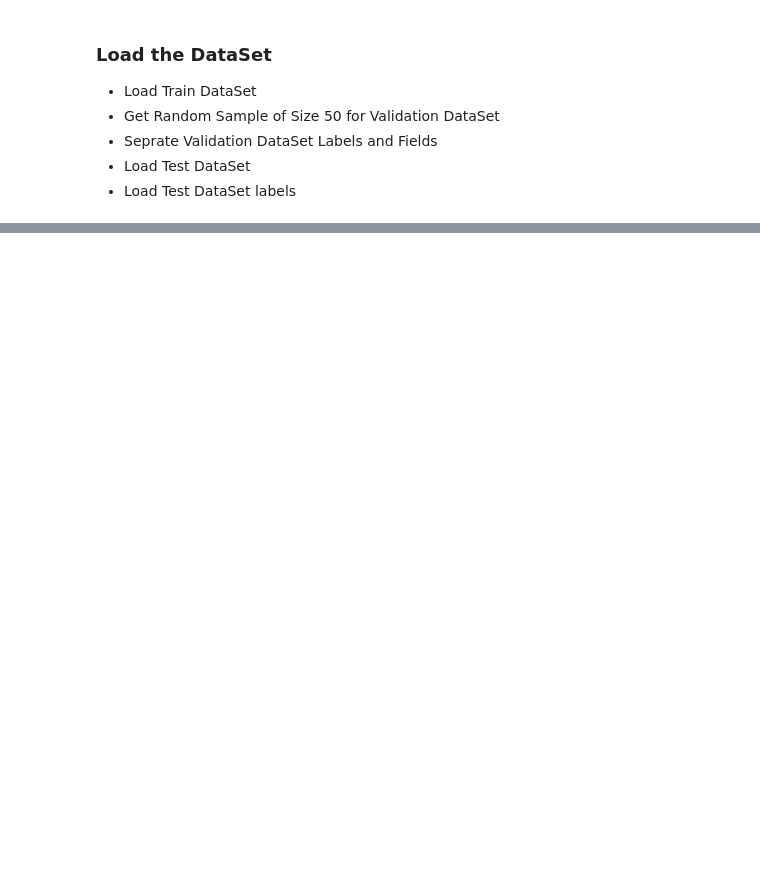
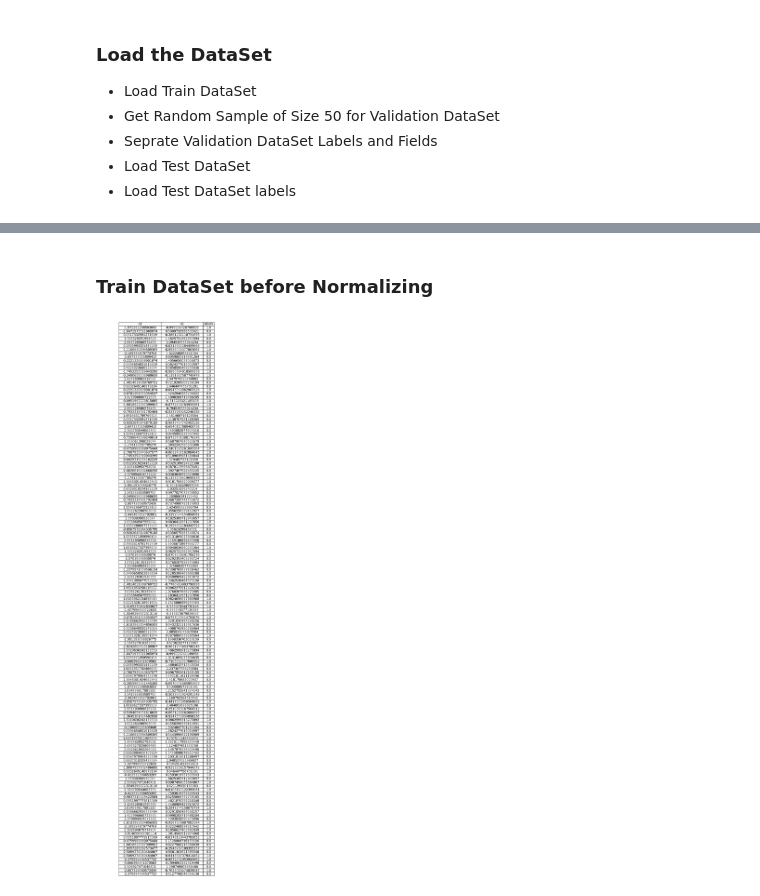
Before and after one commit to yazdanzv/ML_Project_no1, a Jupyter notebook: main.ipynb, the cells around one changed output, grey strips where cells are left out. Cells and saved outputs as stored; diff of their text form; code cells hidden in the pictures; blank space fills up the shorter version.

```diff
--- a/main.ipynb
+++ b/main.ipynb
@@ -74,0 +45,17 @@ print(df_pred.shape)
+# %% [markdown]
+<h3>Train DataSet before Normalizing</h3>
+# %%
+import matplotlib.pyplot as plt
+
+fig, ax = plt.subplots(figsize=(8, 4))
+ax.axis('off')
+
+# Create a table with labels
+table = ax.table(cellText=df_train.values, colLabels=df_train.columns, loc='center', cellLoc='center')
+table.auto_set_font_size(False)
+table.set_fontsize(10)
+table.auto_set_column_width([i for i in range(len(df_train.columns))])
+
+plt.show()
+# %% [output]
+[figure, added]
```
Also changed, not shown: parts of 17 cells of this notebook.
